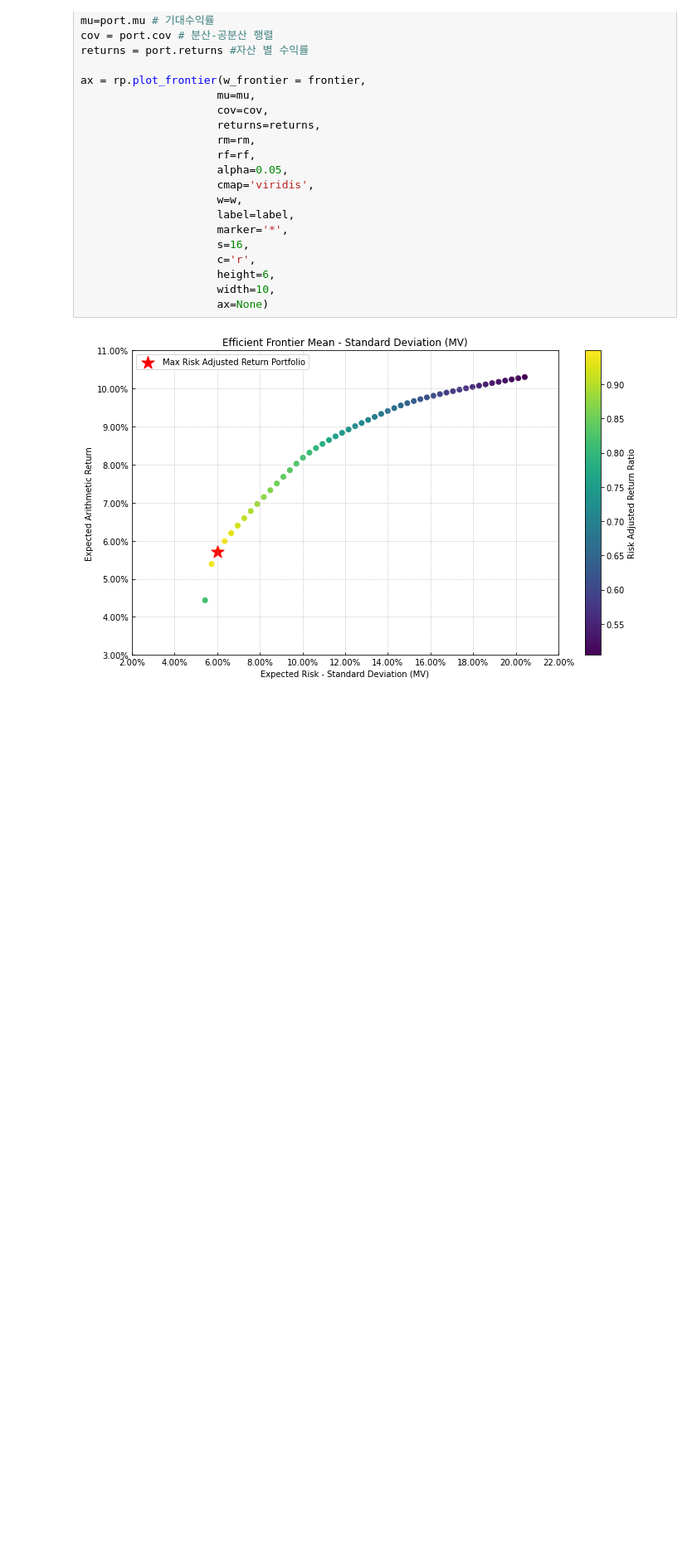
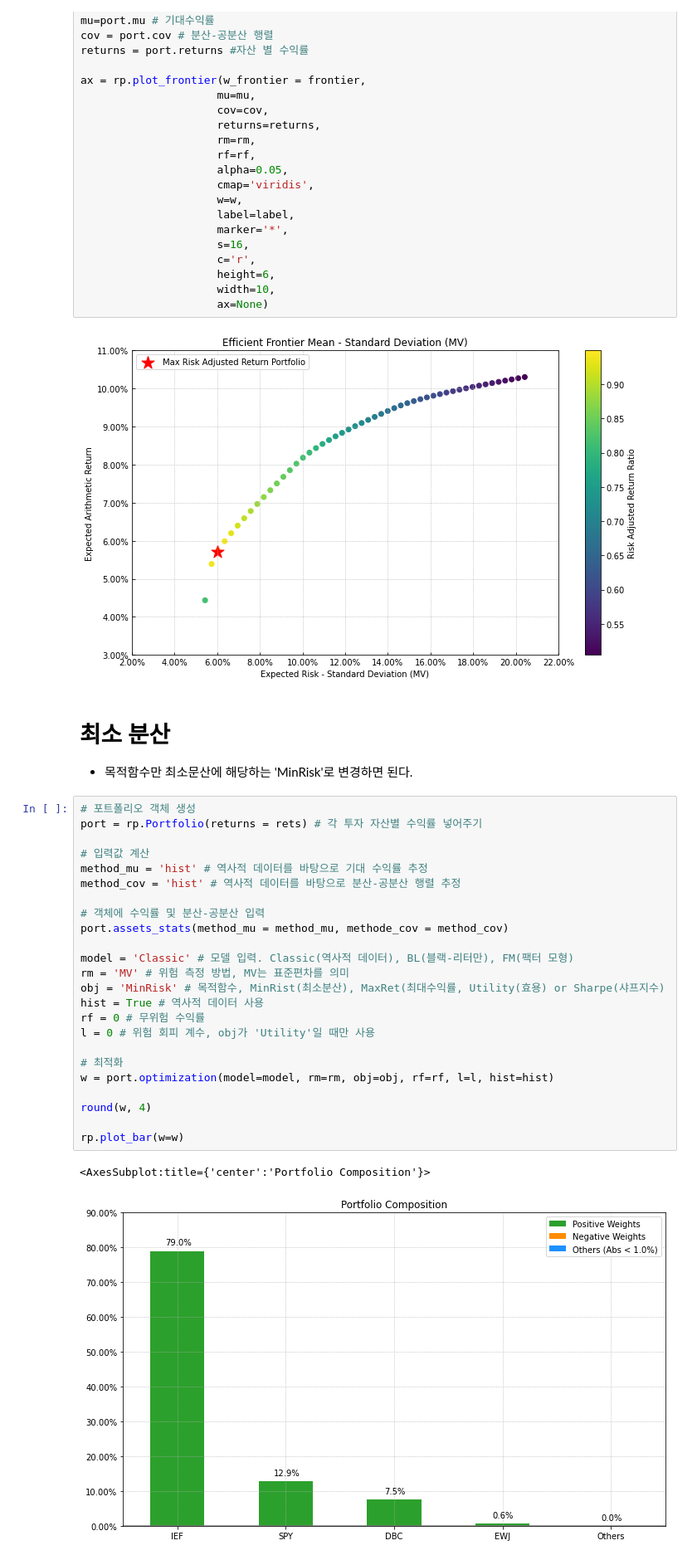
Before and after one commit to Leon-real/Finance-Quant-Study, a Jupyter notebook: HowToInvest/OptimizationPortfolio.ipynb, the cells around one changed output. Shown: that part at 83% size. Saved outputs shown, nothing was run; the diff lists cells and outputs as text; blank space fills up the shorter version.

Commit message:
Coding min risk

```diff
--- a/HowToInvest/OptimizationPortfolio.ipynb
+++ b/HowToInvest/OptimizationPortfolio.ipynb
@@ -120,3 +113,33 @@ ax = rp.plot_frontier(w_frontier = frontier,
                      ax=None)
 # %% [output]
 [figure]
+# %% [markdown]
+# 최소 분산
+- 목적함수만 최소문산에 해당하는 'MinRisk'로 변경하면 된다.
+# %%
+# 포트폴리오 객체 생성
+port = rp.Portfolio(returns = rets) # 각 투자 자산별 수익률 넣어주기
+
+# 입력값 계산
+method_mu = 'hist' # 역사적 데이터를 바탕으로 기대 수익률 추정
+method_cov = 'hist' # 역사적 데이터를 바탕으로 분산-공분산 행렬 추정
+
+# 객체에 수익률 및 분산-공분산 입력
+port.assets_stats(method_mu = method_mu, methode_cov = method_cov)
+
+model = 'Classic' # 모델 입력. Classic(역사적 데이터), BL(블랙-리터만), FM(팩터 모형)
+rm = 'MV' # 위험 측정 방법, MV는 표준편차를 의미
+obj = 'MinRisk' # 목적함수, MinRist(최소분산), MaxRet(최대수익률, Utility(효용) or Sharpe(샤프지수)
+hist = True # 역사적 데이터 사용
+rf = 0 # 무위험 수익률
+l = 0 # 위험 회피 계수, obj가 'Utility'일 때만 사용
+
+# 최적화
+w = port.optimization(model=model, rm=rm, obj=obj, rf=rf, l=l, hist=hist)
+
+round(w, 4)
+
+rp.plot_bar(w=w)
+# %% [output]
+<AxesSubplot:title={'center':'Portfolio Composition'}>
+[figure, added]
```
Also changed, not shown: parts of 7 cells of this notebook.
